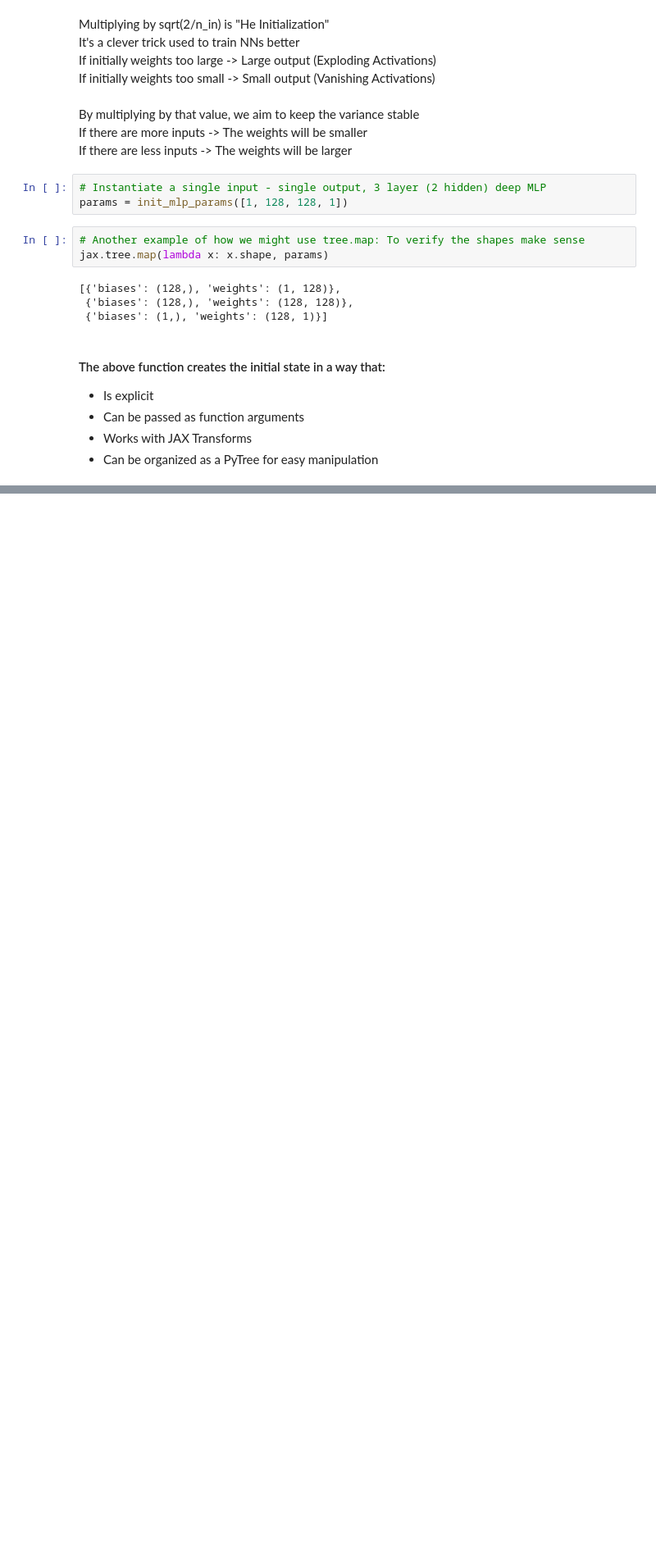
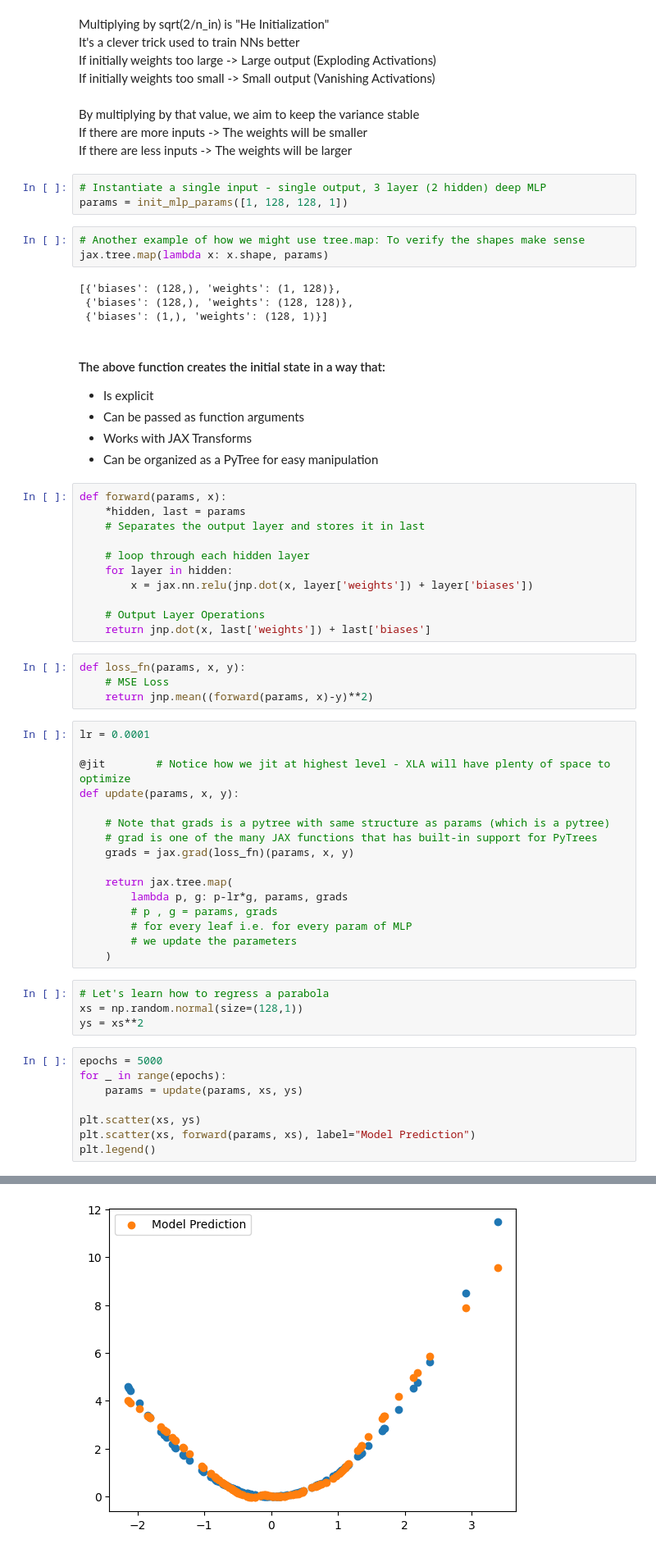
Before and after one commit to YashM246/JAX_Basics, a Jupyter notebook: 4_JAX_MLP.ipynb, the cells around one changed output, grey strips where cells are left out. Shown: that part at 82% size. Drawn from its saved outputs; the diff is of its cells as text; blank space fills up the shorter version.

```diff
--- a/4_JAX_MLP.ipynb
+++ b/4_JAX_MLP.ipynb
@@ -56,3 +56,47 @@ jax.tree.map(lambda x: x.shape, params)
 - Can be passed as function arguments
 - Works with JAX Transforms
 - Can be organized as a PyTree for easy manipulation
+# %%
+def forward(params, x):
+    *hidden, last = params
+    # Separates the output layer and stores it in last
+
+    # loop through each hidden layer
+    for layer in hidden:
+        x = jax.nn.relu(jnp.dot(x, layer['weights']) + layer['biases'])
+
+    # Output Layer Operations
+    return jnp.dot(x, last['weights']) + last['biases']
+# %%
+def loss_fn(params, x, y):
+    # MSE Loss
+    return jnp.mean((forward(params, x)-y)**2)
+# %%
+lr = 0.0001
+
+@jit        # Notice how we jit at highest level - XLA will have plenty of space to optimize
+def update(params, x, y):
+
+    # Note that grads is a pytree with same structure as params (which is a pytree)
+    # grad is one of the many JAX functions that has built-in support for PyTrees
+    grads = jax.grad(loss_fn)(params, x, y)
+
+    return jax.tree.map(
+        lambda p, g: p-lr*g, params, grads
+        # p , g = params, grads
+        # for every leaf i.e. for every param of MLP
+        # we update the parameters
+    )
+# %%
+# Let's learn how to regress a parabola
+xs = np.random.normal(size=(128,1))
+ys = xs**2
+# %%
+epochs = 5000
+for _ in range(epochs):
+    params = update(params, xs, ys)
+
+plt.scatter(xs, ys)
+plt.scatter(xs, forward(params, xs), label="Model Prediction")
+plt.legend()
+# %% [output]
@@ -58,0 +104 @@ jax.tree.map(lambda x: x.shape, params)
+[figure, added]
```
Also changed, not shown: parts of 5 cells of this notebook, 2 other files.
